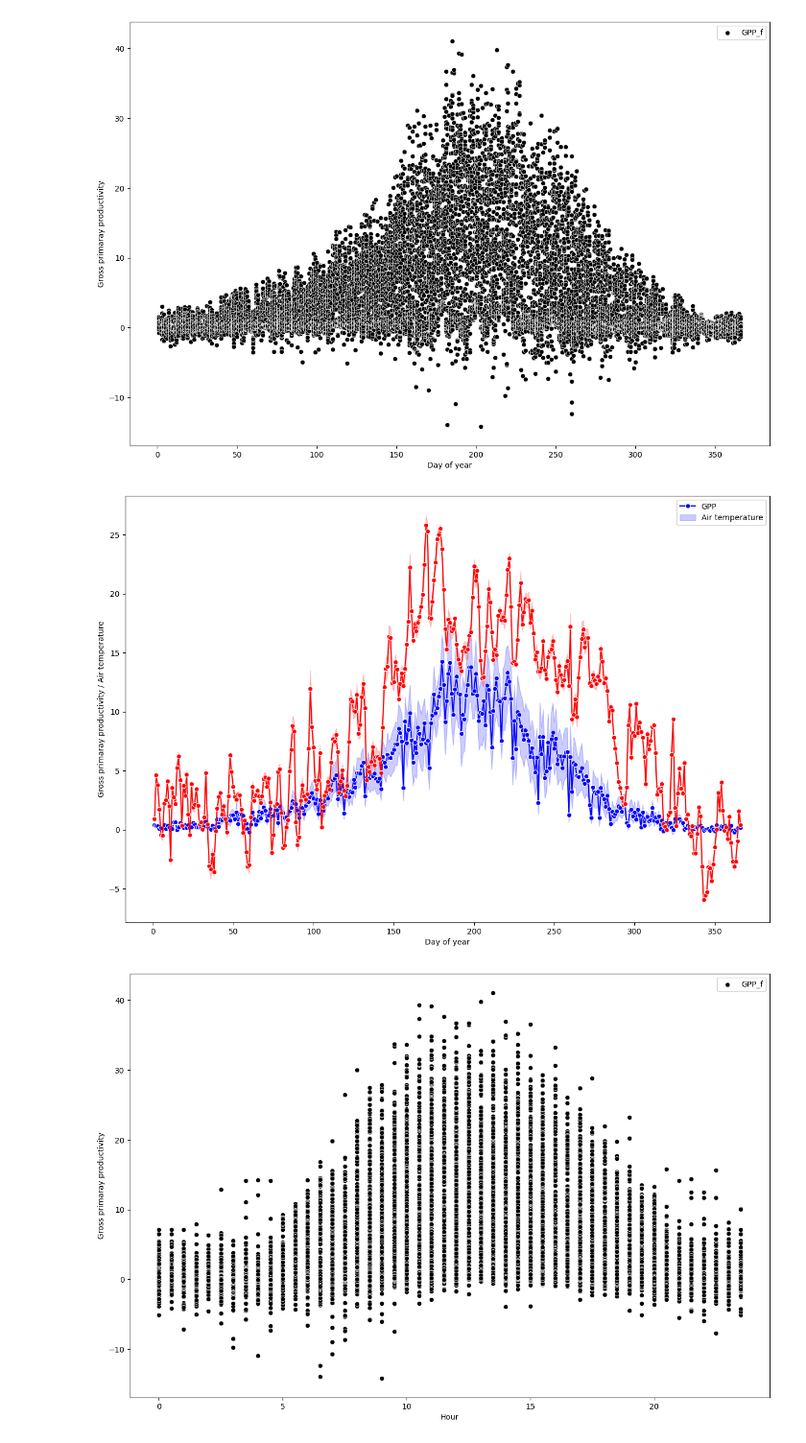
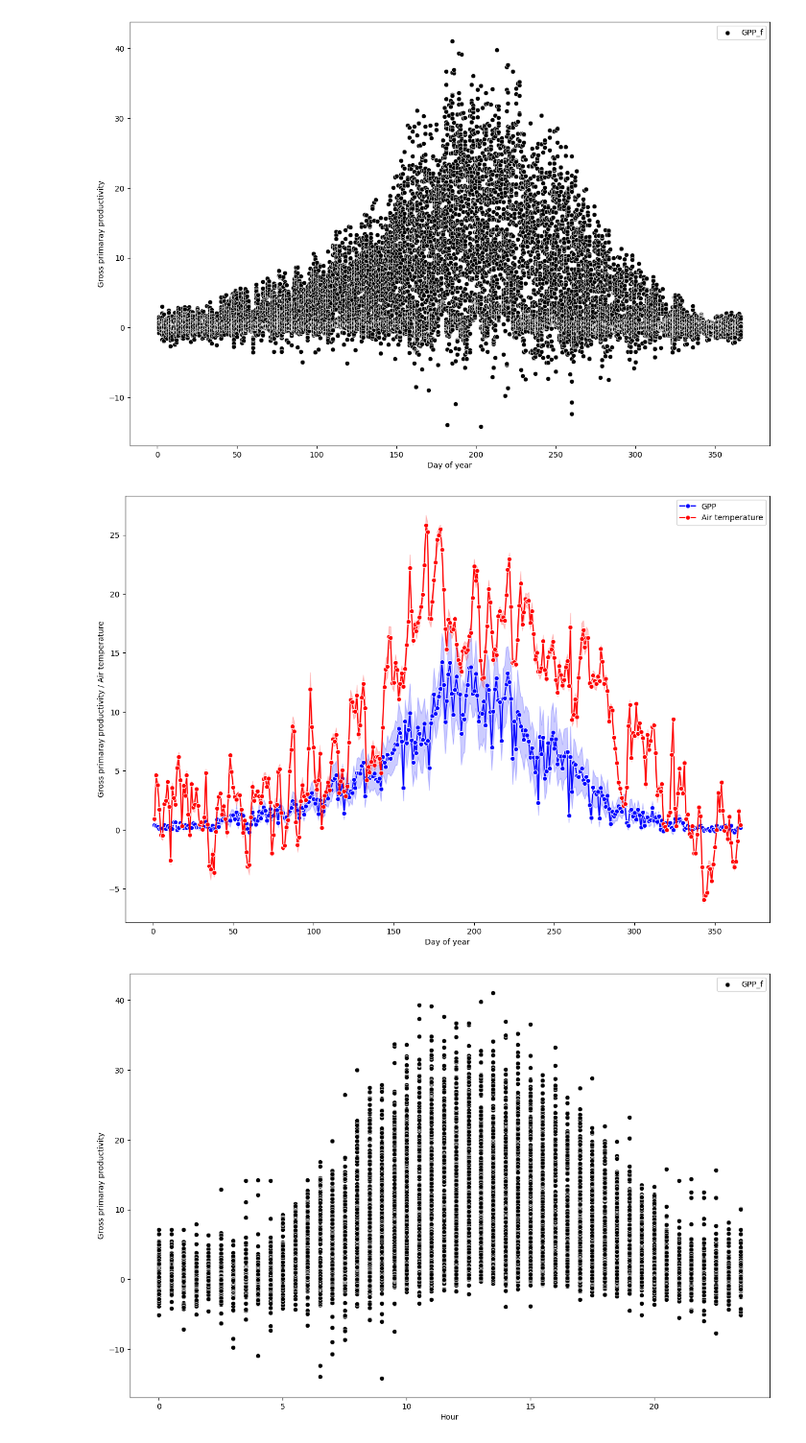
Before and after one commit to anujthapamagar/FEDS, a Jupyter notebook: FEDS_exam.ipynb, the cells around one changed output. Shown at 96% size. Saved outputs shown, nothing was run; the diff lists cells and outputs as text; code cells hidden in the pictures.

```diff
--- a/FEDS_exam.ipynb
+++ b/FEDS_exam.ipynb
@@ -74,13 +74,12 @@ plt.ylabel('Gross primaray productivity');
 [figure]
 # %%
 plt.figure(figsize = (15,10))
-sns.lineplot(data = df, x = 'DoY', y = 'GPP_f', marker = 'o', color = 'blue')
-sns.lineplot(data = df, x = 'DoY', y = 'Tair_f', marker = 'o', color = 'red')
-plt.legend(['GPP','Air temperature'], loc = 'upper right')
+sns.lineplot(data = df, x = 'DoY', y = 'GPP_f', marker = 'o', color = 'blue', label = 'GPP')
+sns.lineplot(data = df, x = 'DoY', y = 'Tair_f', marker = 'o', color = 'red', label = 'Air temperature')
 plt.xlabel('Day of year')
 plt.ylabel('Gross primaray productivity / Air temperature');
 # %% [output]
-[figure, old version]
+[figure, new version]
 # %%
 plt.figure(figsize = (15,10))
 sns.scatterplot(data = df, x = 'Hour', y = 'GPP_f', marker = 'o', color = 'black')
```
Also changed, not shown: parts of 11 cells of this notebook.
